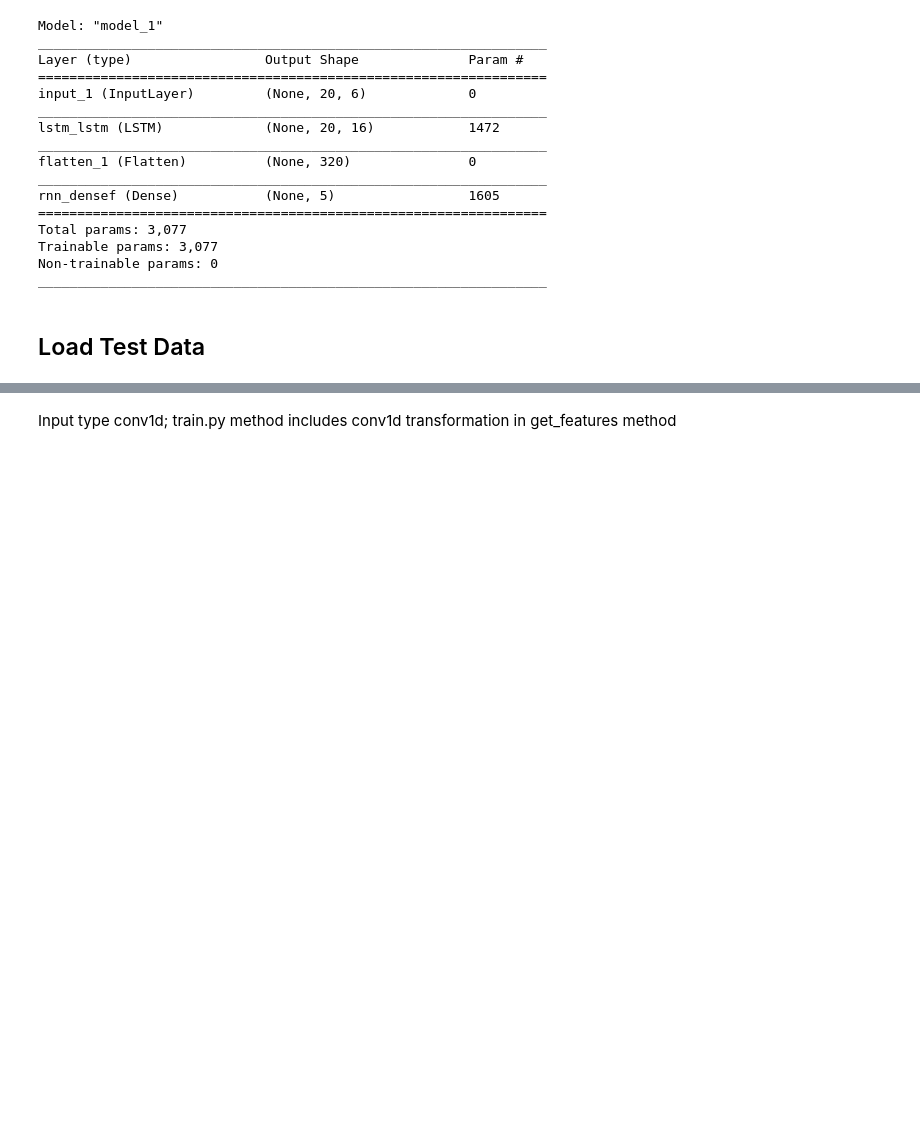
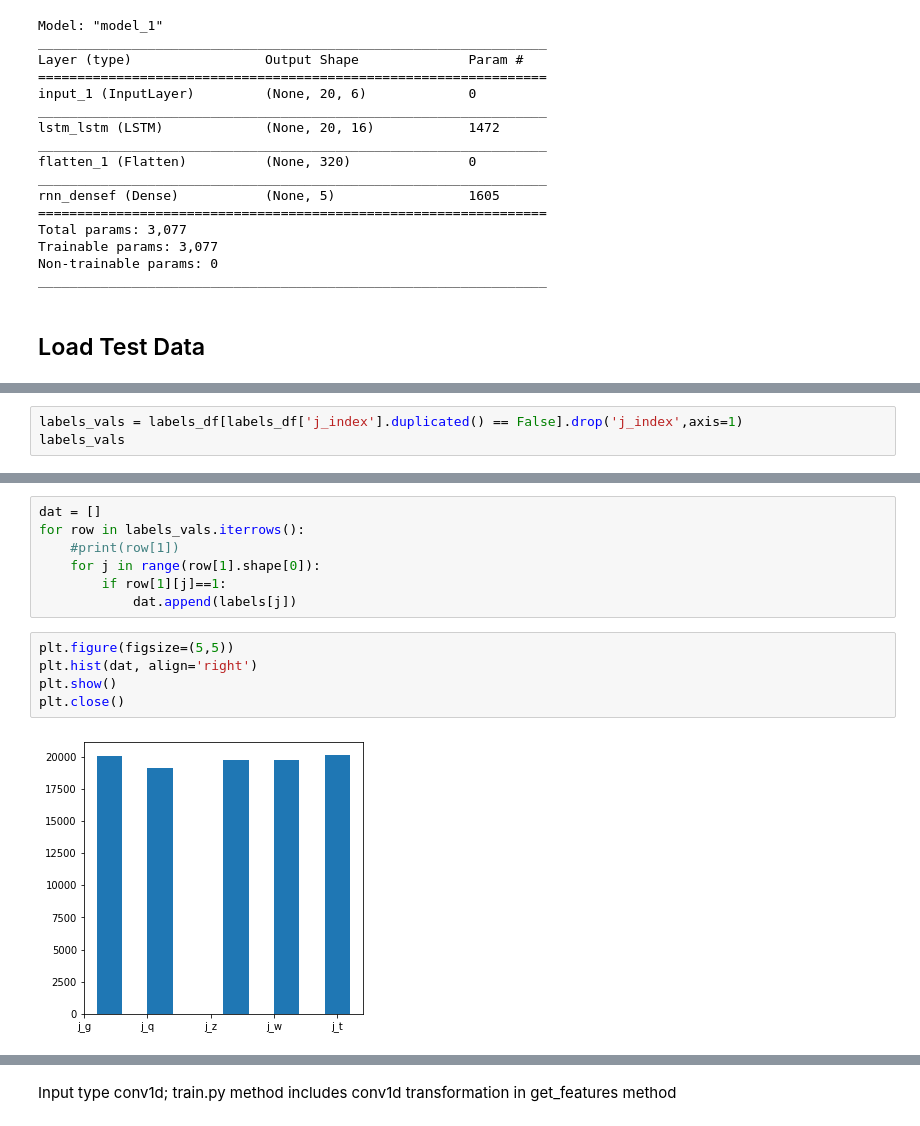
Before and after one commit to Chkoda/Deep-Learning-Model-Evaluation, a Jupyter notebook: LSTM/LSTM Model Evaluation.ipynb, the cells around one changed output, grey strips where cells are left out. Saved outputs shown, nothing was run; the diff lists cells and outputs as text; blank space fills up the shorter version.

```diff
--- a/LSTM/LSTM Model Evaluation.ipynb
+++ b/LSTM/LSTM Model Evaluation.ipynb
@@ -81,0 +231,3 @@ _________________________________________________________________
+# %%
+labels_vals = labels_df[labels_df['j_index'].duplicated() == False].drop('j_index',axis=1)
+labels_vals
@@ -81,0 +248,14 @@ _________________________________________________________________
+# %%
+dat = []
+for row in labels_vals.iterrows():
+    #print(row[1])
+    for j in range(row[1].shape[0]):
+        if row[1][j]==1:
+            dat.append(labels[j])
+# %%
+plt.figure(figsize=(5,5))
+plt.hist(dat, align='right')
+plt.show()
+plt.close()
+# %% [output]
+[figure, added]
```
Also changed, not shown: parts of 40 cells of this notebook, 5 other files.
